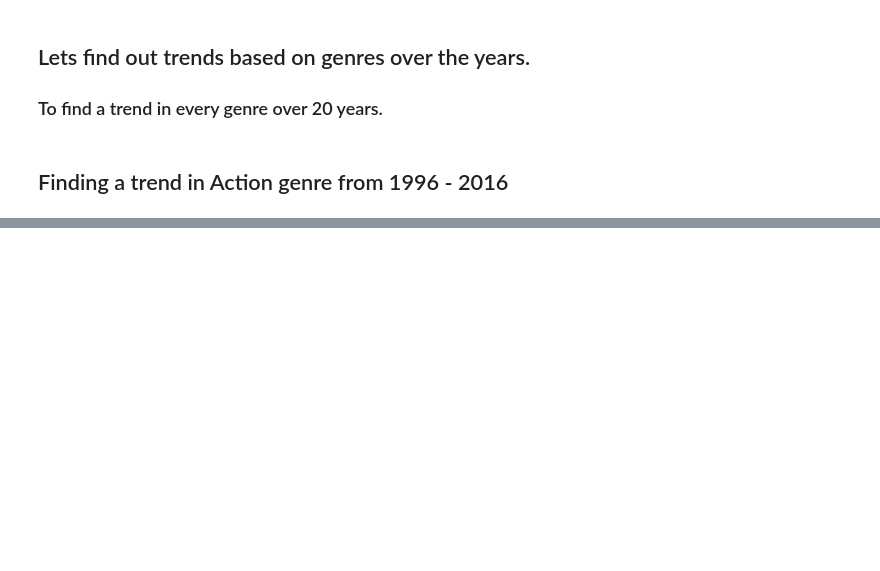
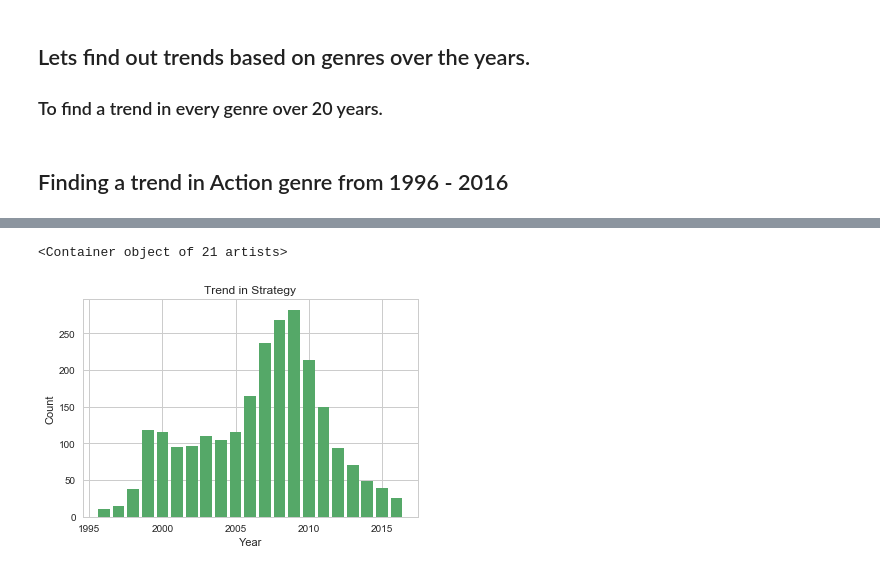
Before and after one commit to KarthikBhaktha/PopularGameGenrePy, a Jupyter notebook: gameEDA.ipynb, the cells around one changed output, grey strips where cells are left out. Saved outputs shown, nothing was run; the diff lists cells and outputs as text; code cells hidden in the pictures; blank space fills up the shorter version.

```diff
--- a/gameEDA.ipynb
+++ b/gameEDA.ipynb
@@ -261,0 +233,5 @@ plt.bar(ry,ag)
+# %%
+trend('Strategy')
+# %% [output]
+<Container object of 21 artists>
+[figure, added]
```
Also changed, not shown: parts of 9 cells of this notebook.
